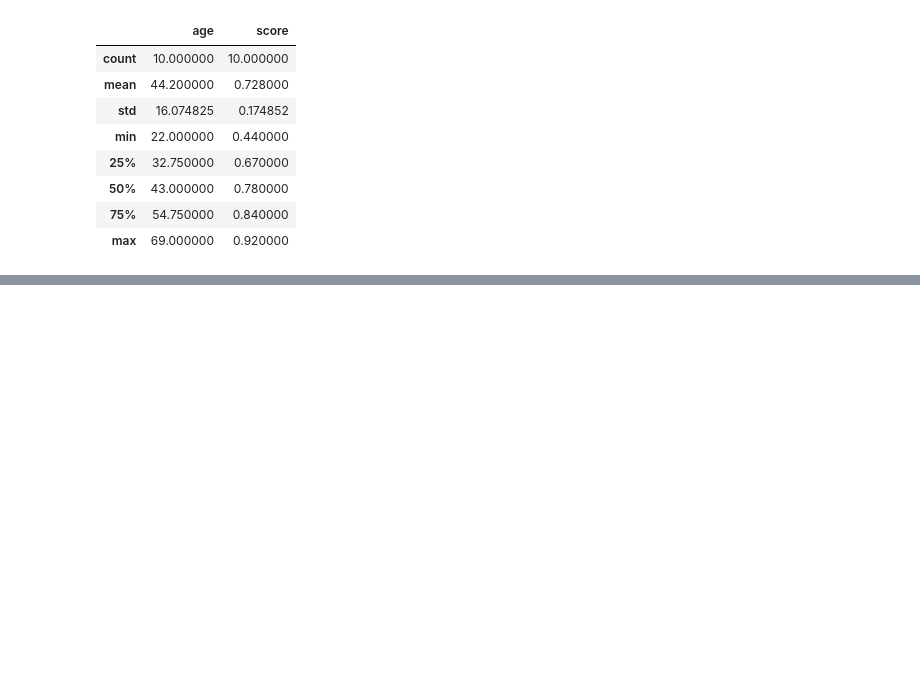
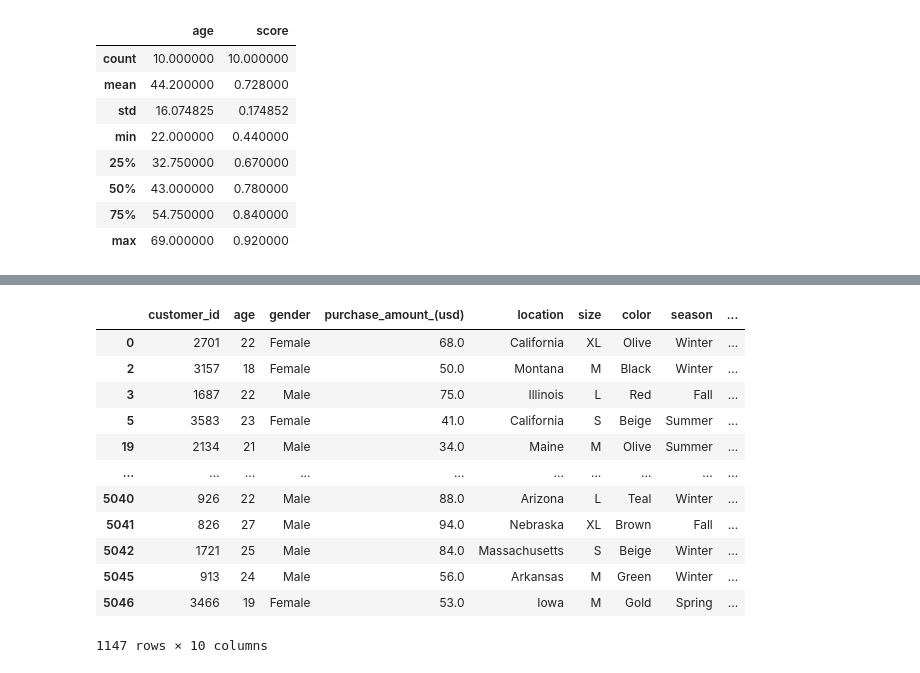
Before and after one commit to DhanushkaSa/Machine-learning-from-scratch-to-advanced, a Jupyter notebook: Day 9/home.ipynb, the cells around one changed output, grey strips where cells are left out. Saved outputs shown, nothing was run; the diff lists cells and outputs as text; code cells hidden in the pictures; blank space fills up the shorter version.

```diff
--- a/Day 9/home.ipynb
+++ b/Day 9/home.ipynb
@@ -141,0 +227,18 @@ df.describe()
+# %%
+filterd_data = df[df["age"]<30]
+filterd_data
+# print(type(filterd_data))
+# %% [output]
+|  | customer_id | age | gender | purchase_amount_(usd) | location | size | color | season | ... |
+| 0 | 2701 | 22 | Female | 68.0 | California | XL | Olive | Winter | ... |
+| 2 | 3157 | 18 | Female | 50.0 | Montana | M | Black | Winter | ... |
+| 3 | 1687 | 22 | Male | 75.0 | Illinois | L | Red | Fall | ... |
+| 5 | 3583 | 23 | Female | 41.0 | California | S | Beige | Summer | ... |
+| 19 | 2134 | 21 | Male | 34.0 | Maine | M | Olive | Summer | ... |
+| ... | ... | ... | ... | ... | ... | ... | ... | ... | ... |
+| 5040 | 926 | 22 | Male | 88.0 | Arizona | L | Teal | Winter | ... |
+| 5041 | 826 | 27 | Male | 94.0 | Nebraska | XL | Brown | Fall | ... |
+| 5042 | 1721 | 25 | Male | 84.0 | Massachusetts | S | Beige | Winter | ... |
+| 5045 | 913 | 24 | Male | 56.0 | Arkansas | M | Green | Winter | ... |
+| 5046 | 3466 | 19 | Female | 53.0 | Iowa | M | Gold | Spring | ... |
+1147 rows × 10 columns
```
Also changed, not shown: parts of 24 cells of this notebook, 2 other files.
